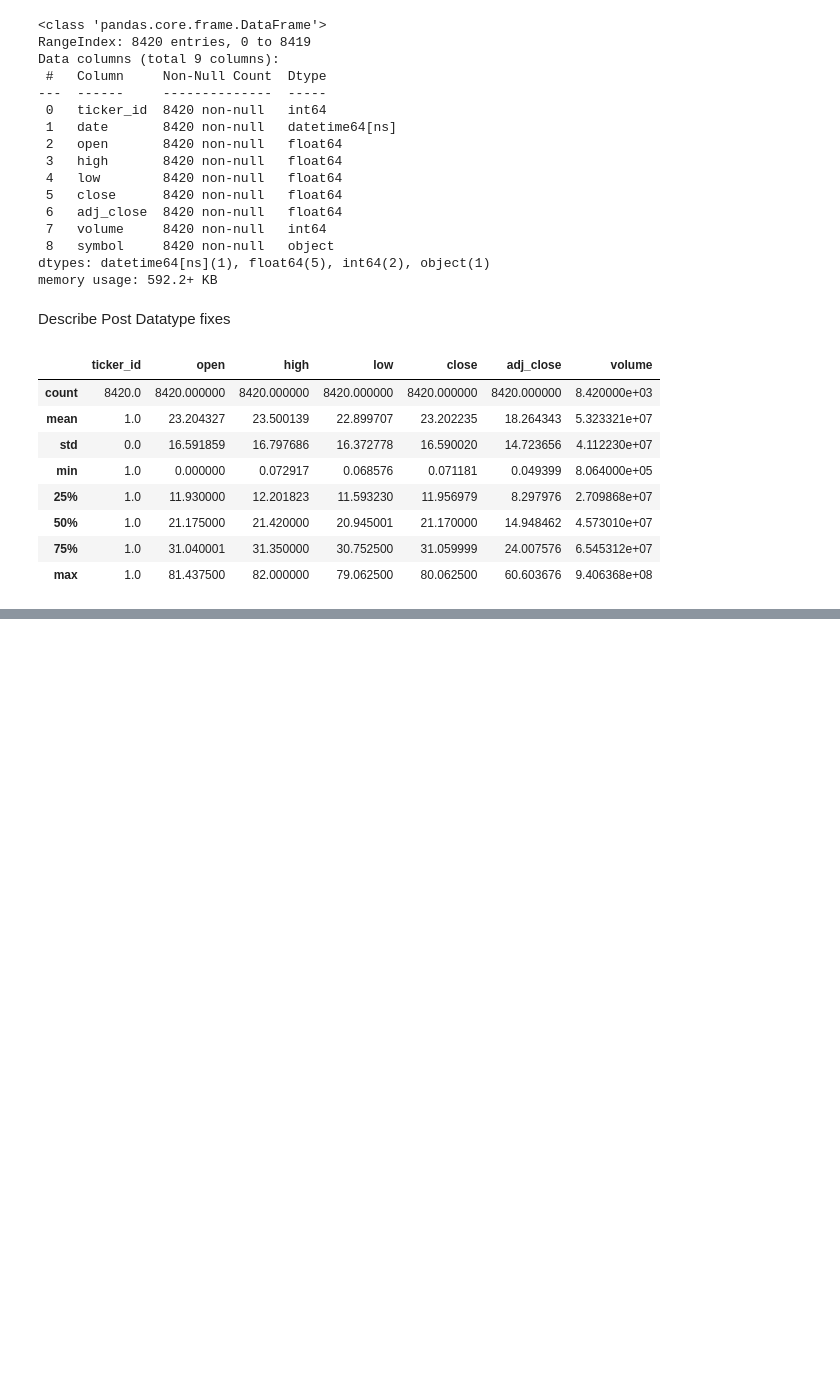
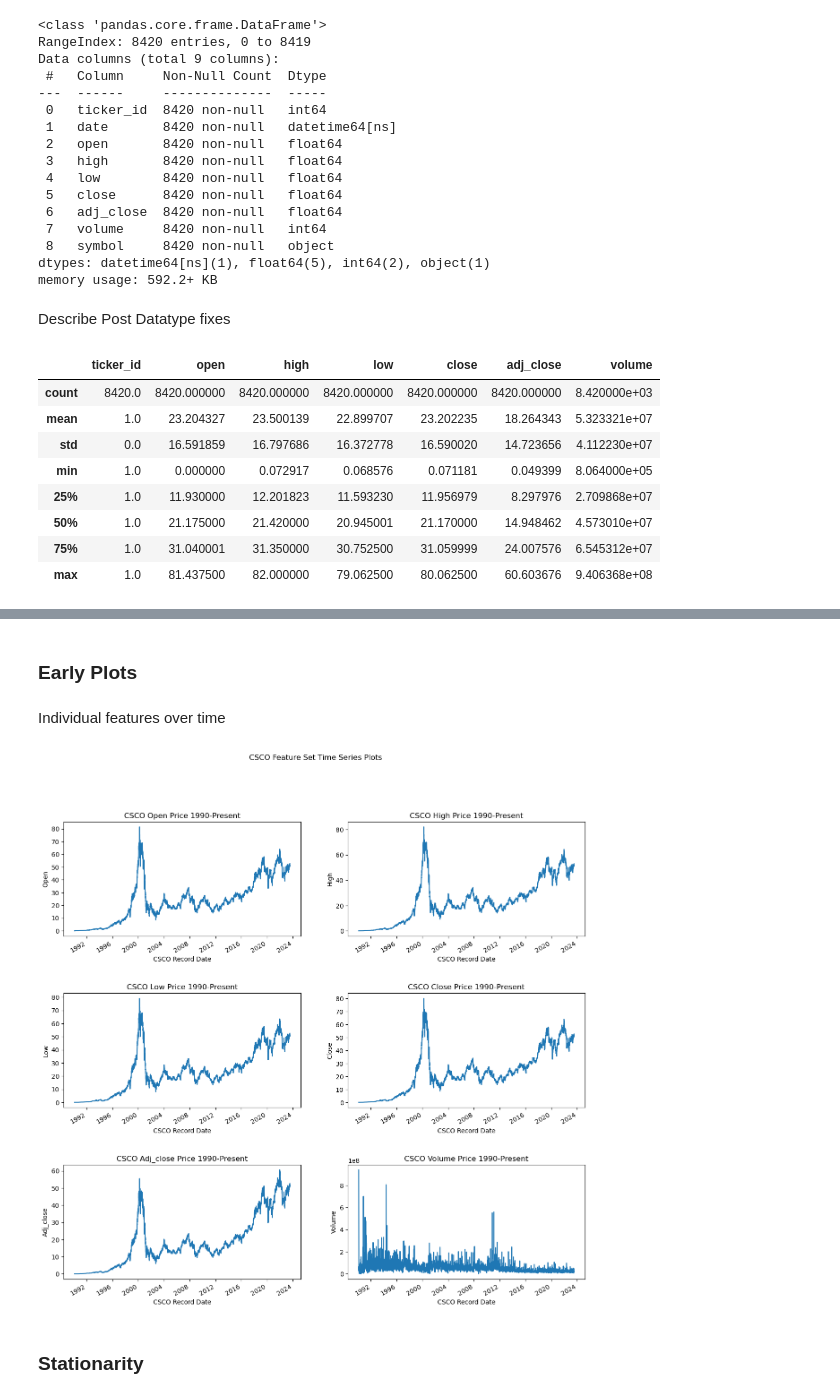
Before and after one commit to chrisJoyceDS/stocks_vs_bonds, a Jupyter notebook: 02_Clean_EDA.ipynb, the cells around one changed output, grey strips where cells are left out. Cells and saved outputs as stored; diff of their text form; code cells hidden in the pictures; blank space fills up the shorter version.

Commit message:
initial feature plots for one stock, created dynamic subplot generator for this dataset and future stocks

```diff
--- a/02_Clean_EDA.ipynb
+++ b/02_Clean_EDA.ipynb
@@ -166,0 +163,33 @@ df.plot()
+# %% [markdown]
+### Early Plots
+# %% [markdown]
+Individual features over time
+# %%
+df_ts = df.copy()
+# %%
+df_ts.set_index('date',inplace=True)
+# %%
+def feature_timeseries_plots(df):
+    # Set columns for a given dataframe
+    cols=[col for col in df.columns if col not in ['ticker_id','symbol']]
+    nrows=len(cols)//2
+    ncols=len(cols)//nrows
+    symbol=df['symbol'][0]
+
+    fig, axs=plt.subplots(nrows=nrows, ncols=ncols, figsize=(15,15))
+    plt.subplots_adjust(hspace=0.5)
+    fig.suptitle(f"{df['symbol'][0]} Feature Set Time Series Plots")
+
+    for col, ax in zip(cols, axs.ravel()):
+        df[col].plot(ax=ax)
+        ax.set_title(f'{symbol} {col.capitalize()} Price 1990-Present')
+        ax.set_xlabel(f'{symbol} Record Date')
+        ax.set_ylabel(f'{col.capitalize()}')
+
+    plt.show
+# %%
+feature_timeseries_plots(df_ts)
+# %% [output]
+[figure, added]
+# %% [markdown]
+### Stationarity
```
Also changed, not shown: parts of 3 cells of this notebook.
